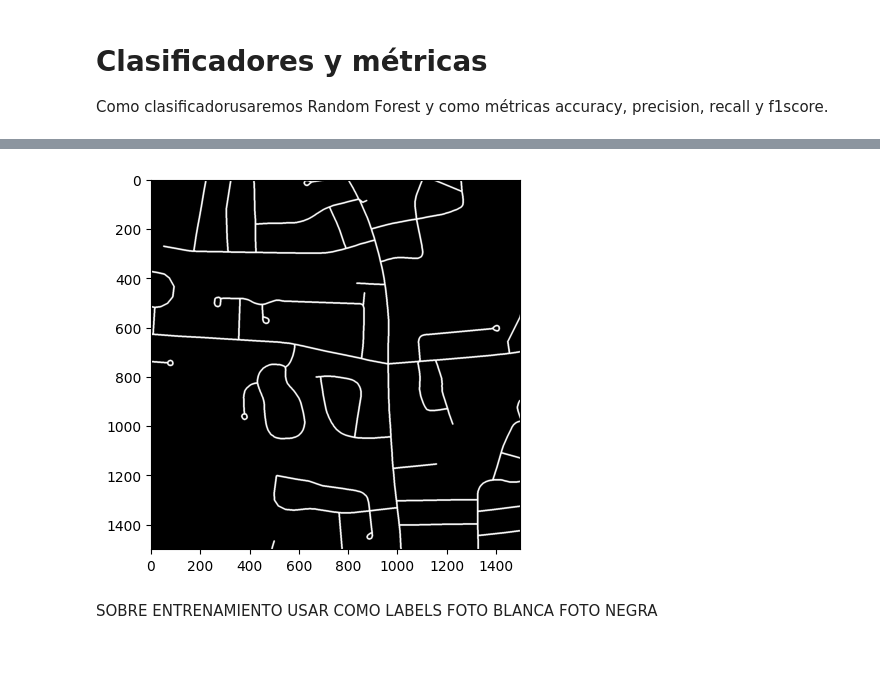
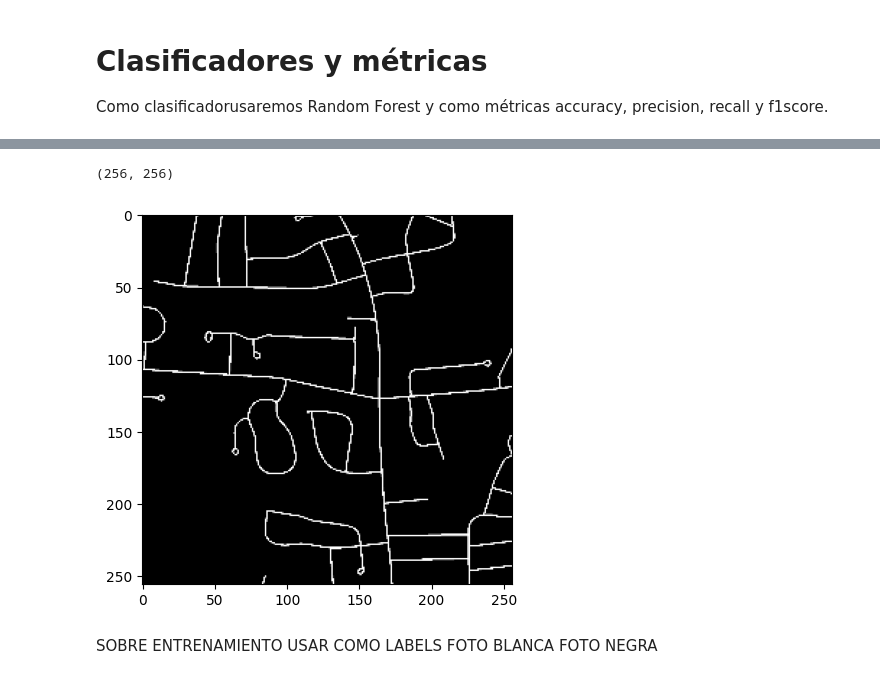
Before and after one commit to pabloChantada/PVC_investigacion, a Jupyter notebook: p3.ipynb, the cells around one changed output, grey strips where cells are left out. Cells and saved outputs as stored; diff of their text form; code cells hidden in the pictures.

```diff
--- a/p3.ipynb
+++ b/p3.ipynb
@@ -213,11 +314,11 @@ KeyboardInterrupt:
 # %%
-import matplotlib.pyplot as plt
-
-new_image = io.imread("../roads/gt/10228705_15.tif")
+new_image = cv2.resize(io.imread("roads/gt/10228705_15.tif"), (256, 256))
+print(new_image.shape)
 plt.imshow(new_image, cmap="gray")
 plt.show()
 # %% [output]
+(256, 256)
-[figure, old version]
+[figure, new version]
 # %% [markdown]
 SOBRE ENTRENAMIENTO
 USAR COMO LABELS
```
Also changed, not shown: parts of 25 cells of this notebook, 2 other files.
